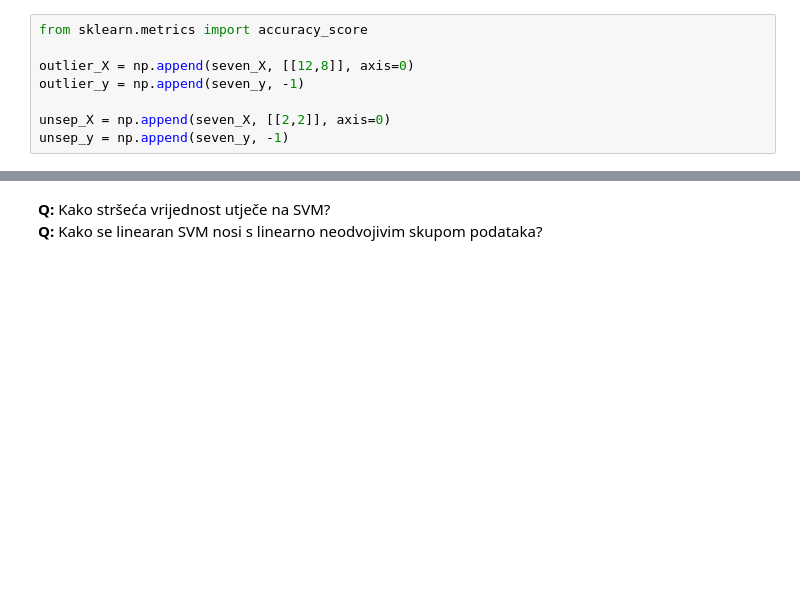
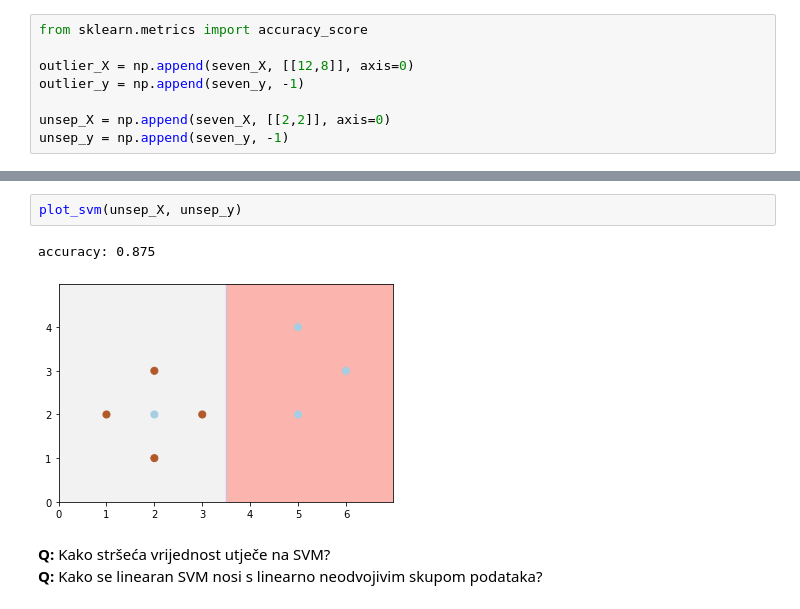
Before and after one commit to mateoim/su-lab-20-21, a Jupyter notebook: lab03/SU-2020-LAB03-0036509386.ipynb, the cells around one changed output, grey strips where cells are left out. Saved outputs shown, nothing was run; the diff lists cells and outputs as text; blank space fills up the shorter version.

```diff
--- a/lab03/SU-2020-LAB03-0036509386.ipynb
+++ b/lab03/SU-2020-LAB03-0036509386.ipynb
@@ -191,3 +202,8 @@ unsep_y = np.append(seven_y, -1)
+# %%
+plot_svm(unsep_X, unsep_y)
+# %% [output]
+accuracy: 0.875
+[figure, added]
 # %% [markdown]
 **Q:** Kako stršeća vrijednost utječe na SVM?
 **Q:** Kako se linearan SVM nosi s linearno neodvojivim skupom podataka?
```
Also changed, not shown: parts of 3 cells of this notebook.
